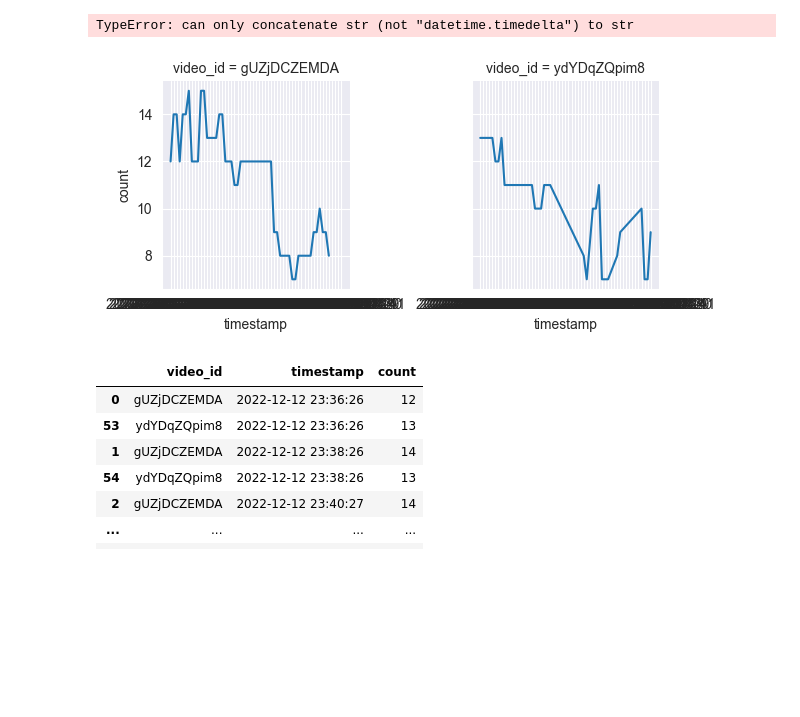
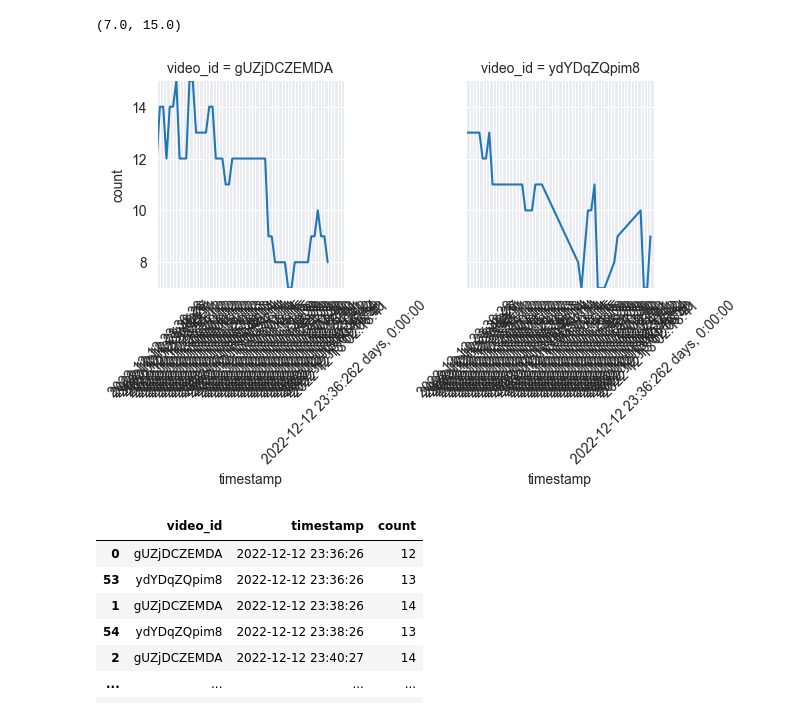
Before and after one commit to CharlesLehnen/DSCI-510-Principles-of-Programming-for-Data-Science, a Jupyter notebook: code/analyze_data.ipynb, the cells around one changed output. Cells and saved outputs as stored; diff of their text form; code cells hidden in the pictures; blank space fills up the shorter version.

Commit message:
progress wit the xtick label spacing, but haven't figured it out yet

```diff
--- a/code/analyze_data.ipynb
+++ b/code/analyze_data.ipynb
@@ -3,7 +3,8 @@ import os
 import pandas as pd
 import seaborn as sns
 import matplotlib.pyplot as plt
-from datetime import timedelta
+from datetime import datetime, timedelta
+import numpy as np
 
 # Create empty dict
 file_dict = {}
@@ -41,39 +42,45 @@ for key, value in file_dict.items():
     timestamp = key_parts[1]
 
     # Create a new DataFrame for the current key
     new_df = pd.DataFrame({'video_id': [video_id], 'timestamp': [timestamp], 'count': [count]})
 
     # Append the new DataFrame to the existing DataFrame
     df = pd.concat([df, new_df], ignore_index=True)
 
 df['count'] = pd.to_numeric(df['count'], errors='coerce')
 
 df = df.groupby(['video_id', 'timestamp'])['count'].sum().reset_index()
 
 # Sort the dataframe by the timestamp column
 df = df.sort_values('timestamp')
 
 
+
+
+
+
+
 # Create a FacetGrid with one row and one column for each unique value in the 'video_id' column
 grid = sns.FacetGrid(df, col='video_id', col_wrap=4, height=3)
+
 
 # Iterate over the grid and create a lineplot for each 'video_id'
 grid.map(sns.lineplot, 'timestamp', 'count')
 
-# Get the minimum and maximum values of the 'timestamp' column
-xmin, xmax = df['timestamp'].min(), df['timestamp'].max()
-
 # Set the x-axis limits to cover a few days
-plt.xlim(xmin, xmin + timedelta(days=2))
+plt.xlim(xmin, xmin + str(timedelta(days=2)))
 
 # Get the minimum and maximum values of the 'count' column
 ymin, ymax = df['count'].min(), df['count'].max()
 
+# Set the x-axis tick labels
+grid.set_xticklabels(rotation=45)
+
 # Set the y-axis limits to cover the range of values in the 'count' column
 plt.ylim(ymin, ymax)
 # %% [output]
-TypeError: can only concatenate str (not "datetime.timedelta") to str
+(7.0, 15.0)
-[figure, old version]
+[figure, new version]
 # %%
 df
 # %% [output]
```
Also changed, not shown: parts of 1 cell of this notebook.
